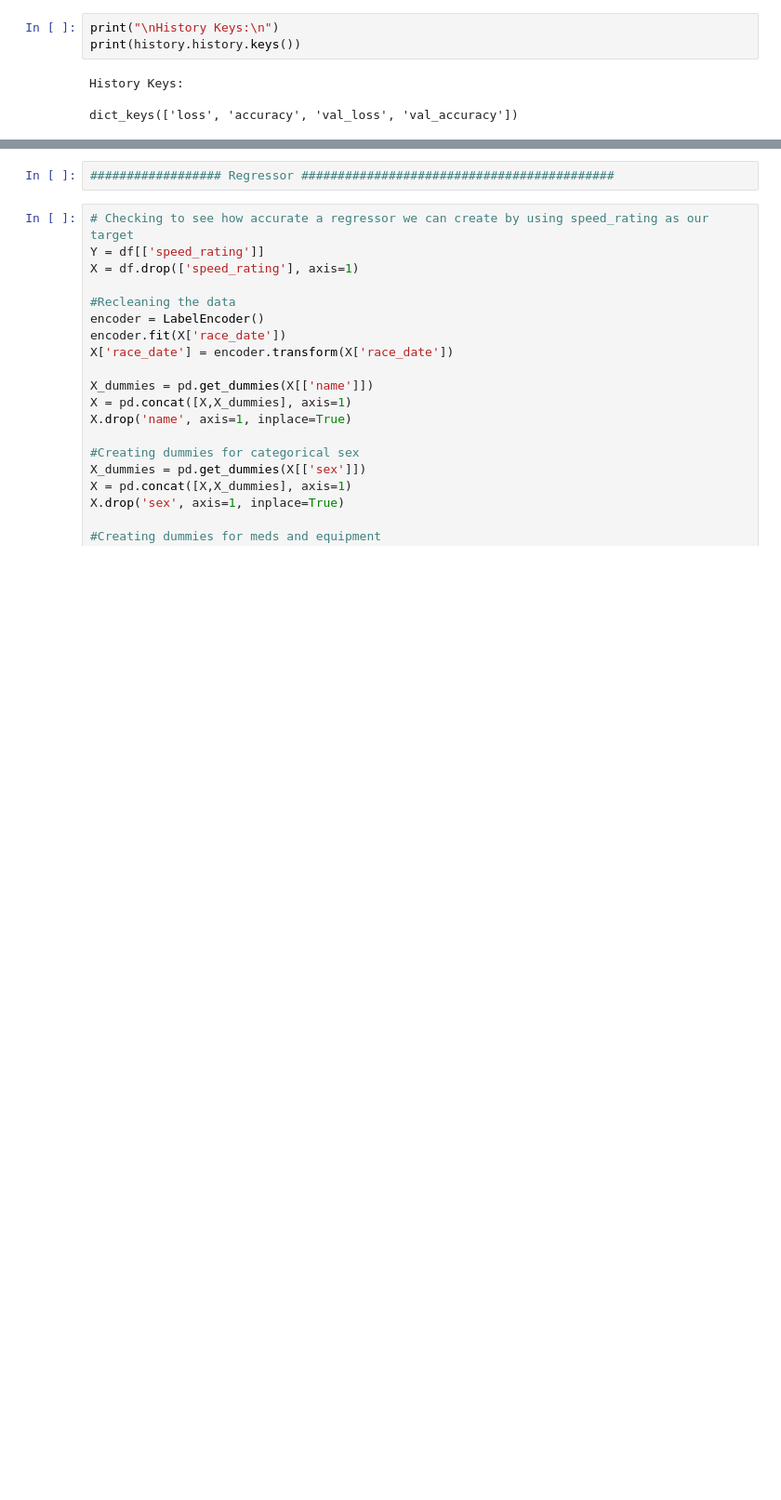
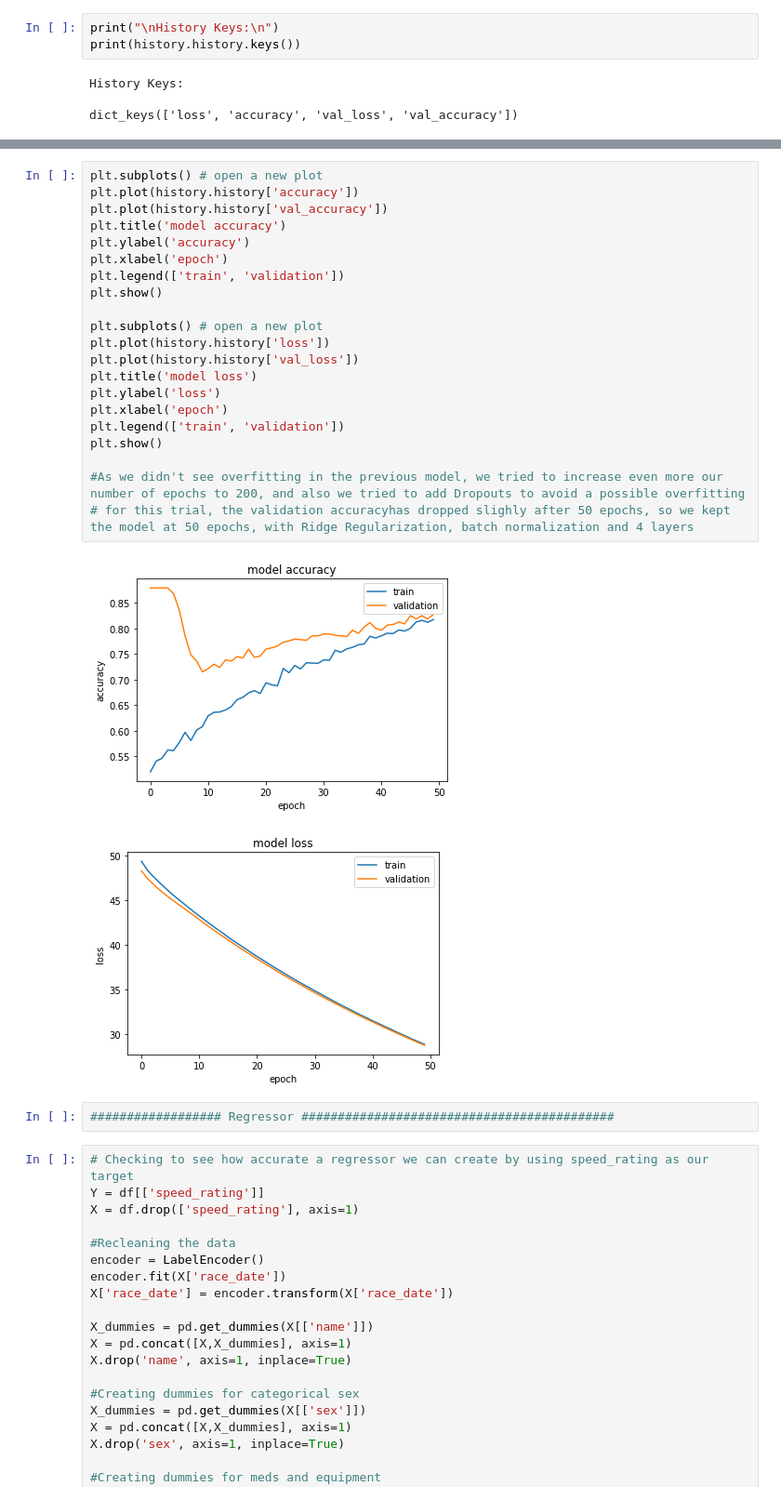
Before and after one commit to AI-at-GBC/Woodbine-Racetrack, a Jupyter notebook: Woodbine_project.ipynb, the cells around one changed output, grey strips where cells are left out. Shown: that part at 93% size. Saved outputs shown, nothing was run; the diff lists cells and outputs as text; blank space fills up the shorter version.

```diff
--- a/Woodbine_project.ipynb
+++ b/Woodbine_project.ipynb
@@ -925,3 +1116,27 @@ plt.show()
+# %%
+plt.subplots() # open a new plot
+plt.plot(history.history['accuracy'])
+plt.plot(history.history['val_accuracy'])
+plt.title('model accuracy')
+plt.ylabel('accuracy')
+plt.xlabel('epoch')
+plt.legend(['train', 'validation'])
+plt.show()
+
+plt.subplots() # open a new plot
+plt.plot(history.history['loss'])
+plt.plot(history.history['val_loss'])
+plt.title('model loss')
+plt.ylabel('loss')
+plt.xlabel('epoch')
+plt.legend(['train', 'validation'])
+plt.show()
+
+#As we didn't see overfitting in the previous model, we tried to increase even more our number of epochs to 200, and also we tried to add Dropouts to avoid a possible overfitting
+# for this trial, the validation accuracyhas dropped slighly after 50 epochs, so we kept the model at 50 epochs, with Ridge Regularization, batch normalization and 4 layers
+# %% [output]
+[figure, added]
+[figure, added]
 # %%
 ################## Regressor ###########################################
 # %%
```
Also changed, not shown: parts of 15 cells of this notebook.
